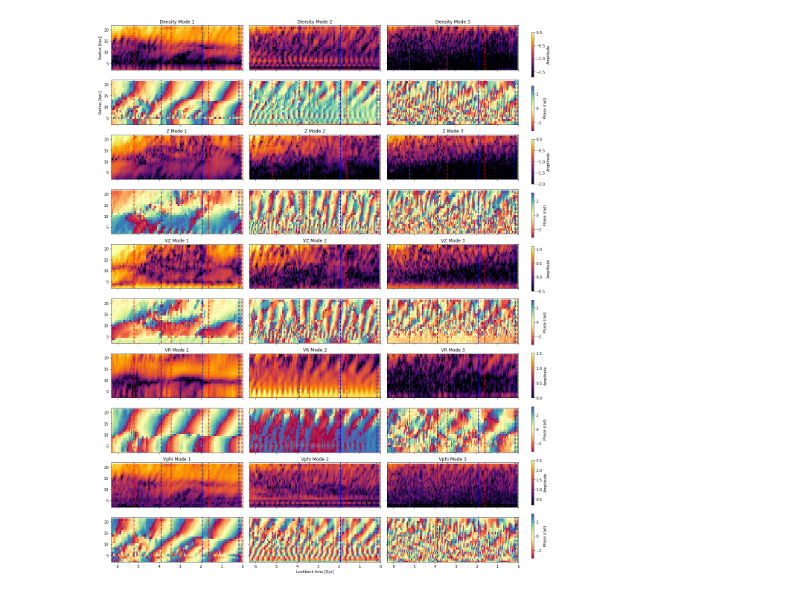
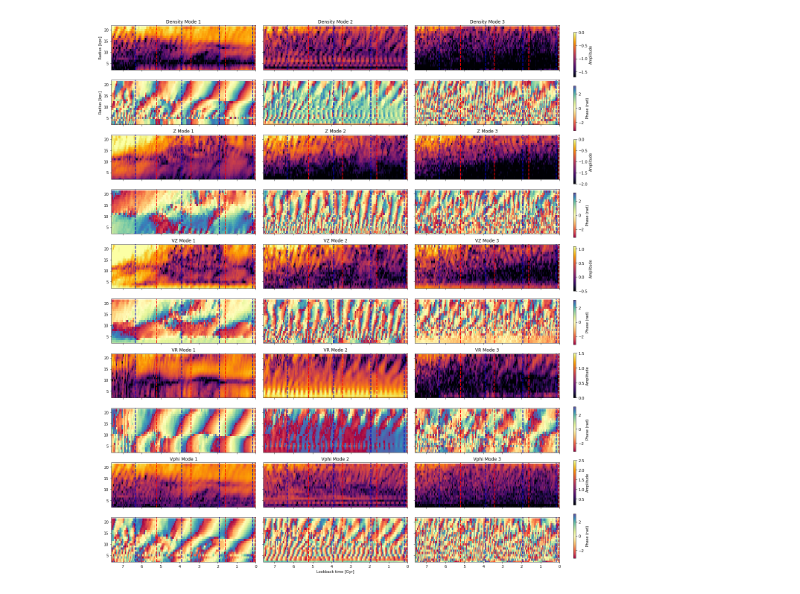
Before and after one commit to Bego-GarciaConde/GalaDyn, a Jupyter notebook: GALADYN datavis Fourier on disk.ipynb, the cells around one changed output. Saved outputs shown, nothing was run; the diff lists cells and outputs as text; code cells hidden in the pictures.

Commit message:
softening, other results..

```diff
--- a/GALADYN datavis Fourier on disk.ipynb
+++ b/GALADYN datavis Fourier on disk.ipynb
@@ -24,22 +24,33 @@ def process_data_to_plot(data, modo, nbins=22):
     phase = arr_z.reshape(-1, nbins)
     return data["lookbacktime"][::nbins], data["Rcenters"][0:nbins], np.log10(amp.T), phase.T
 # %%
-def plot_modos_fourier (data,index, vmin, vmax, etiqueta):
+def plot_modos_fourier (data,index, vmin, vmax, etiqueta, nbins):
     #fig, ax = plt.subplots(nrows=2,ncols =3 , sharex = True,sharey = True,  figsize=(20,5))
-    lookback, rcenters, amplitude, phase = process_data_to_plot(data,modo=1, nbins=22)
+    lookback, rcenters, amplitude, phase = process_data_to_plot(data,modo=1, nbins=nbins)
     im0 = ax[2*index,0].pcolormesh(lookback,rcenters,amplitude,vmin = vmin, vmax=vmax, cmap = "inferno")
     im1 = ax[2*index+1,0].pcolormesh(lookback, rcenters,phase, vmin = -np.pi,vmax = np.pi, cmap = "Spectral")
     ax[2*index,0].set_title(f"{etiqueta} Mode 1")
-    lookback, rcenters, amplitude, phase = process_data_to_plot(data,modo=2, nbins=22)
+    lookback, rcenters, amplitude, phase = process_data_to_plot(data,modo=2, nbins=nbins)
     im0 = ax[2*index,1].pcolormesh(lookback,rcenters,amplitude,vmin = vmin, vmax=vmax, cmap = "inferno")
     im1 = ax[2*index+1,1].pcolormesh(lookback, rcenters,phase, vmin = -np.pi,vmax = np.pi, cmap = "Spectral")
     ax[2*index,1].set_title(f"{etiqueta} Mode 2")
-    lookback, rcenters, amplitude, phase = process_data_to_plot(data,modo=3, nbins=22)
+    lookback, rcenters, amplitude, phase = process_data_to_plot(data,modo=3, nbins=nbins)
     im0 = ax[2*index,2].pcolormesh(lookback,rcenters,amplitude,vmin = vmin, vmax=vmax, cmap = "inferno")
     im1 = ax[2*index+1,2].pcolormesh(lookback, rcenters,phase, vmin = -np.pi,vmax = np.pi, cmap = "Spectral")
     ax[2*index,2].set_title(f"{etiqueta} Mode 3")
     fig.colorbar(im0, ax=ax[2*index], label = "Amplitude")
     fig.colorbar(im1, ax=ax[2*index+1], label= "Phase (rad)")
+    for i in range(0,2):
+        for j in range(0,3):
+            ax[2*index + i,j].axvline(x = 6.32, ls='--', c = "mediumblue", linewidth = tamaño, alpha = transparencia)
+            ax[2*index+ i,j].axvline(x = 3.90, ls='--', c = "mediumblue", linewidth = tamaño, alpha = transparencia)
+            ax[2*index+ i,j].axvline(x = 1.93,ls='--', c = "mediumblue", linewidth = tamaño, alpha = transparencia)
+            ax[2*index+ i,j].axvline(x = 0.17, ls='--', c = "mediumblue", linewidth = tamaño, alpha = transparencia)
+        #Grillo
+            ax[2*index+ i,j].axvline(x = 5.21,ls='--', c = "red", linewidth =tamaño, alpha = transparencia)
+            ax[2*index+ i,j].axvline(x = 3.42,ls='--', c = "red", linewidth =tamaño, alpha = transparencia)
+            ax[2*index+ i,j].axvline(x = 1.62,ls='--', c = "red", linewidth =tamaño, alpha = transparencia)
+            ax[2*index+ i,j].axvline(x = 0.04,ls='--',c = "red", linewidth =tamaño, alpha = transparencia)
     #plt.colorbar()
 
 
@@ -52,34 +63,35 @@ vz = pd.read_csv(path_results + f"fourier_22_VZ_disc.csv", sep = ",")
 vr = pd.read_csv(path_results + f"fourier_22_Vr_disc.csv", sep = ",")
 vphi = pd.read_csv(path_results + f"fourier_22_Vphi_disc.csv", sep = ",")
 # %%
-fig, ax = plt.subplots(nrows=2*5,ncols =3 , sharex = True,sharey = True,  figsize=(20,26))
+fig, ax = plt.subplots(nrows=2*5,ncols =3 , sharex = True,sharey = True,  figsize=(22,26))
 
-plot_modos_fourier (density, index=0,vmin = -1.7, vmax = 0,etiqueta =  "Density")
-plot_modos_fourier (z, index=1,   vmin = -2, vmax = 0, etiqueta="Z")
-plot_modos_fourier (vz, index = 2, vmin = -0.5, vmax = 1.1, etiqueta="VZ")
-plot_modos_fourier (vr, index = 3,vmin = 0, vmax = 1.5, etiqueta = "VR")
-plot_modos_fourier (vphi, index = 4,vmin = 0.2, vmax = 2.5, etiqueta = "Vphi")
+plot_modos_fourier (density, index=0,vmin = -1.7, vmax = 0,etiqueta =  "Density",  nbins = 22)
+plot_modos_fourier (z, index=1,   vmin = -2, vmax = 0, etiqueta="Z",  nbins = 22)
+plot_modos_fourier (vz, index = 2, vmin = -0.5, vmax = 1.1, etiqueta="VZ",  nbins = 22)
+plot_modos_fourier (vr, index = 3,vmin = 0, vmax = 1.5, etiqueta = "VR",  nbins = 22)
+plot_modos_fourier (vphi, index = 4,vmin = 0.2, vmax = 2.5, etiqueta = "Vphi",  nbins = 22)
 ax[9,1].set_xlabel("Lookback time [Gyr]")
 ax[1,0].set_ylabel("Radius [kpc]")
 ax[0,0].set_ylabel("Radius [kpc]")
-plt.xlim(6.3,0)
+plt.xlim(7.6,0)
 plt.ylim(2,22)
 
 transparencia = 0.9
 tamaño = 2
 #Arania
 for i in range(0,10):
     for j in range(0,3):
+        ax[i,j].axvline(x = 6.32, ls='--', c = "mediumblue", linewidth = tamaño, alpha = transparencia)
         ax[i,j].axvline(x = 3.90, ls='--', c = "mediumblue", linewidth = tamaño, alpha = transparencia)
         ax[i,j].axvline(x = 1.93,ls='--', c = "mediumblue", linewidth = tamaño, alpha = transparencia)
         ax[i,j].axvline(x = 0.17, ls='--', c = "mediumblue", linewidth = tamaño, alpha = transparencia)
     #Grillo
         ax[i,j].axvline(x = 5.21,ls='--', c = "red", linewidth =tamaño, alpha = transparencia)
         ax[i,j].axvline(x = 3.42,ls='--', c = "red", linewidth =tamaño, alpha = transparencia)
         ax[i,j].axvline(x = 1.62,ls='--', c = "red", linewidth =tamaño, alpha = transparencia)
         ax[i,j].axvline(x = 0.04,ls='--',c = "red", linewidth =tamaño, alpha = transparencia)
 
 plt.subplots_adjust(left=0 ,bottom= 0.12, right=0.76, top=0.89, wspace=0.05, hspace= 0.23)
-plt.savefig("fourier_modes.png", dpi = 100, bbox_inches='tight', facecolor = "white" )
+plt.savefig(path_results +"fourier_modes.png", dpi = 100, bbox_inches='tight', facecolor = "white" )
 # %% [output]
-[figure, old version]
+[figure, new version]
```
Also changed, not shown: parts of 1 cell of this notebook, 18 other files.
